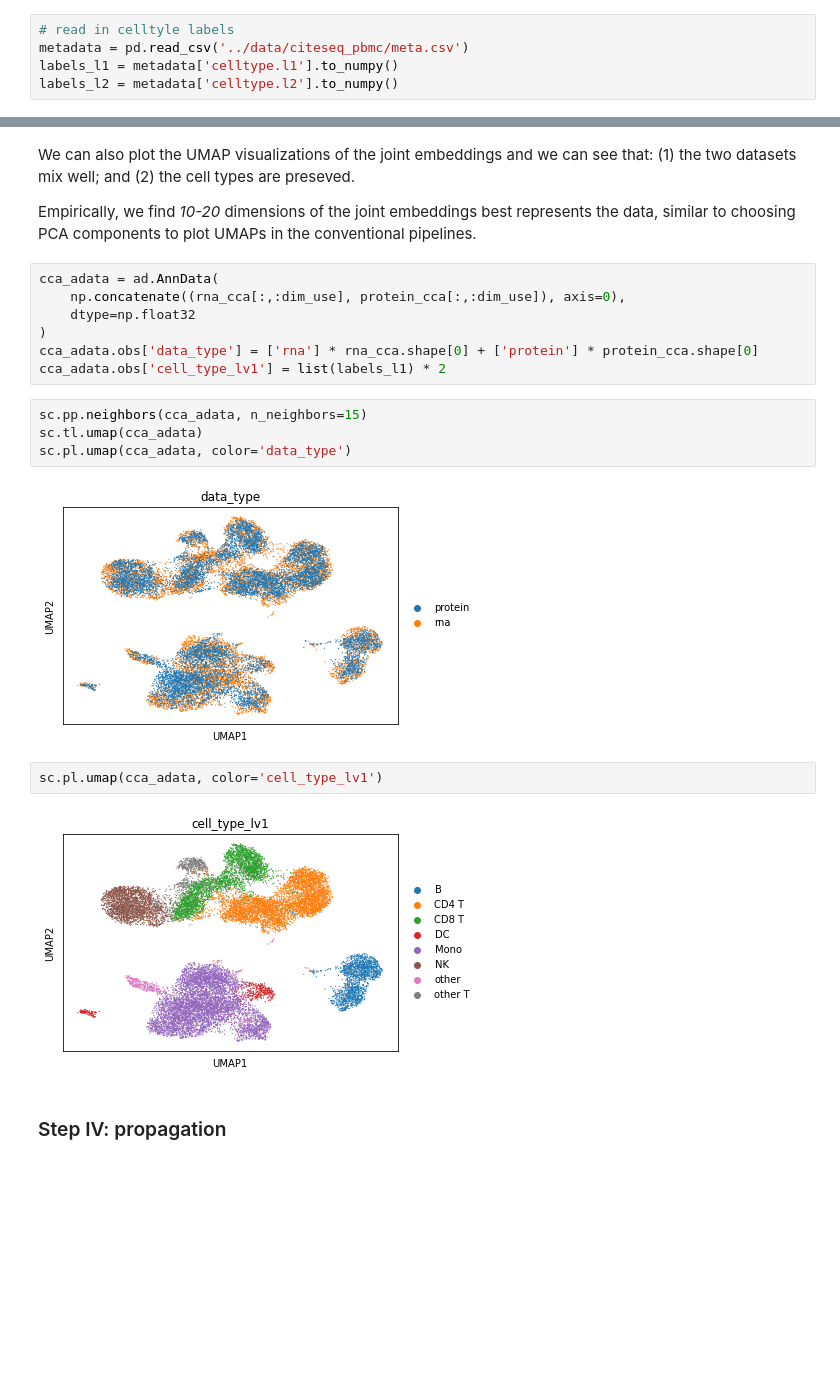
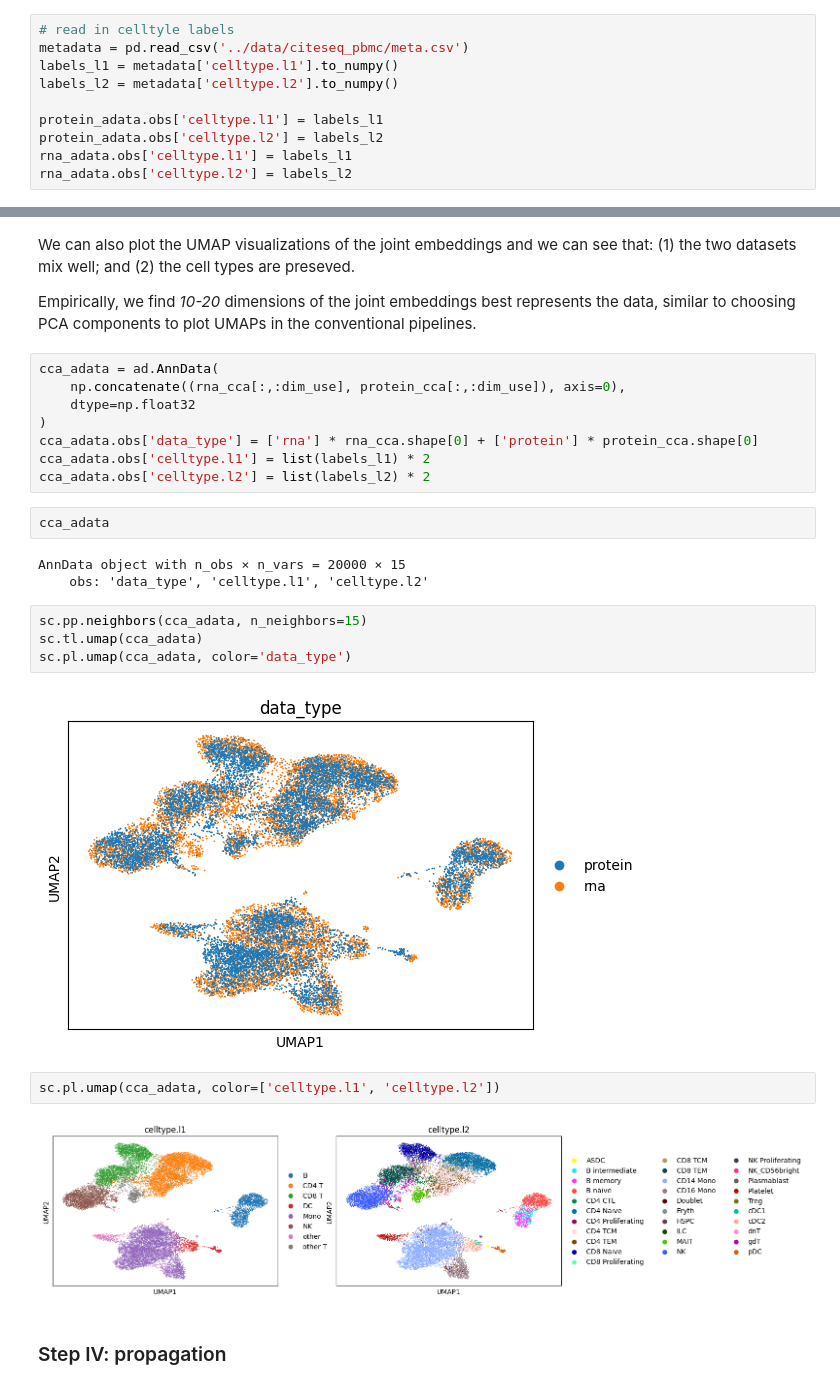
Before and after one commit to shuxiaoc/maxfuse, a Jupyter notebook: docs/citeseq_pbmc_evaluate.ipynb, the cells around one changed output, grey strips where cells are left out. Drawn from its saved outputs; the diff is of its cells as text; blank space fills up the shorter version.

```diff
--- a/docs/citeseq_pbmc_evaluate.ipynb
+++ b/docs/citeseq_pbmc_evaluate.ipynb
@@ -57,6 +57,11 @@ rna_adata.var_names = rna_names
 metadata = pd.read_csv('../data/citeseq_pbmc/meta.csv')
 labels_l1 = metadata['celltype.l1'].to_numpy()
 labels_l2 = metadata['celltype.l2'].to_numpy()
+
+protein_adata.obs['celltype.l1'] = labels_l1
+protein_adata.obs['celltype.l2'] = labels_l2
+rna_adata.obs['celltype.l1'] = labels_l1
+rna_adata.obs['celltype.l2'] = labels_l2
 # %% [markdown]
 Here we are integrating protein and RNA data, and most of the time there are name differences between protein (antibody) and their corresponding gene names.
 
@@ -407,17 +468,23 @@ cca_adata = ad.AnnData(
     dtype=np.float32
 )
 cca_adata.obs['data_type'] = ['rna'] * rna_cca.shape[0] + ['protein'] * protein_cca.shape[0]
-cca_adata.obs['cell_type_lv1'] = list(labels_l1) * 2
+cca_adata.obs['celltype.l1'] = list(labels_l1) * 2
+cca_adata.obs['celltype.l2'] = list(labels_l2) * 2
+# %%
+cca_adata
+# %% [output]
+AnnData object with n_obs × n_vars = 20000 × 15
+    obs: 'data_type', 'celltype.l1', 'celltype.l2'
 # %%
 sc.pp.neighbors(cca_adata, n_neighbors=15)
 sc.tl.umap(cca_adata)
 sc.pl.umap(cca_adata, color='data_type')
 # %% [output]
-[figure, old version]
+[figure, new version]
 # %%
-sc.pl.umap(cca_adata, color='cell_type_lv1')
+sc.pl.umap(cca_adata, color=['celltype.l1', 'celltype.l2'])
 # %% [output]
-[figure, old version]
+[figure, new version]
 # %% [markdown]
 ### Step IV: propagation
 # %% [markdown]
```
Also changed, not shown: parts of 25 cells of this notebook.
